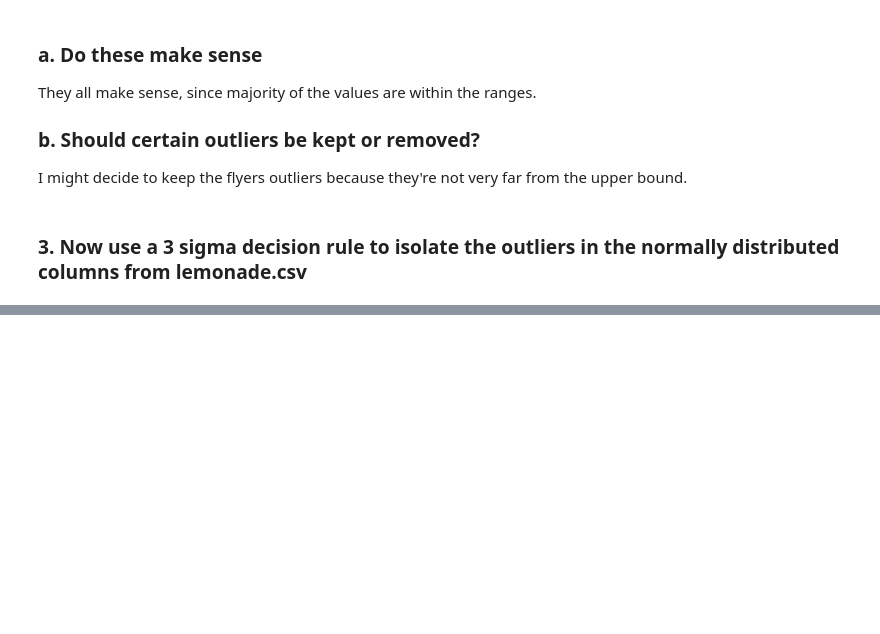
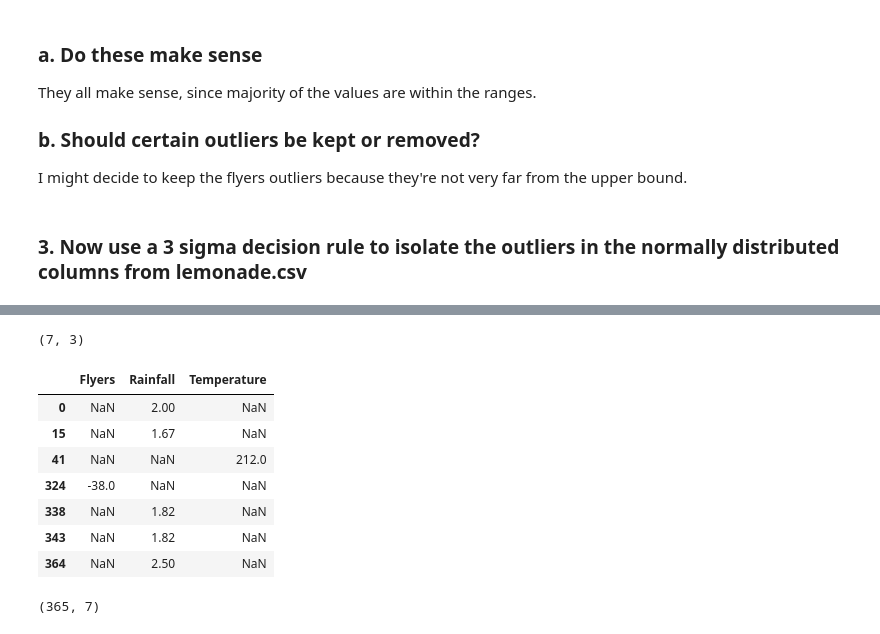
Before and after one commit to wheelerjoshua/anomaly-detection-exercises, a Jupyter notebook: continuous_probabilistic_methods.ipynb, the cells around one changed output, grey strips where cells are left out. Cells and saved outputs as stored; diff of their text form; code cells hidden in the pictures; blank space fills up the shorter version.

```diff
--- a/continuous_probabilistic_methods.ipynb
+++ b/continuous_probabilistic_methods.ipynb
@@ -179,0 +243,18 @@ Temperature three sigma range: 6.966980639338786 - 115.48233442915445
+# %%
+# do not drop nulls, this is a dataframe for all outliers
+print(outlier_df.shape)
+outlier_df
+# %% [output]
+(7, 3)
+|  | Flyers | Rainfall | Temperature |
+| 0 | NaN | 2.00 | NaN |
+| 15 | NaN | 1.67 | NaN |
+| 41 | NaN | NaN | 212.0 |
+| 324 | -38.0 | NaN | NaN |
+| 338 | NaN | 1.82 | NaN |
+| 343 | NaN | 1.82 | NaN |
+| 364 | NaN | 2.50 | NaN |
+# %%
+df.shape
+# %% [output]
+(365, 7)
```
Also changed, not shown: parts of 6 cells of this notebook.
